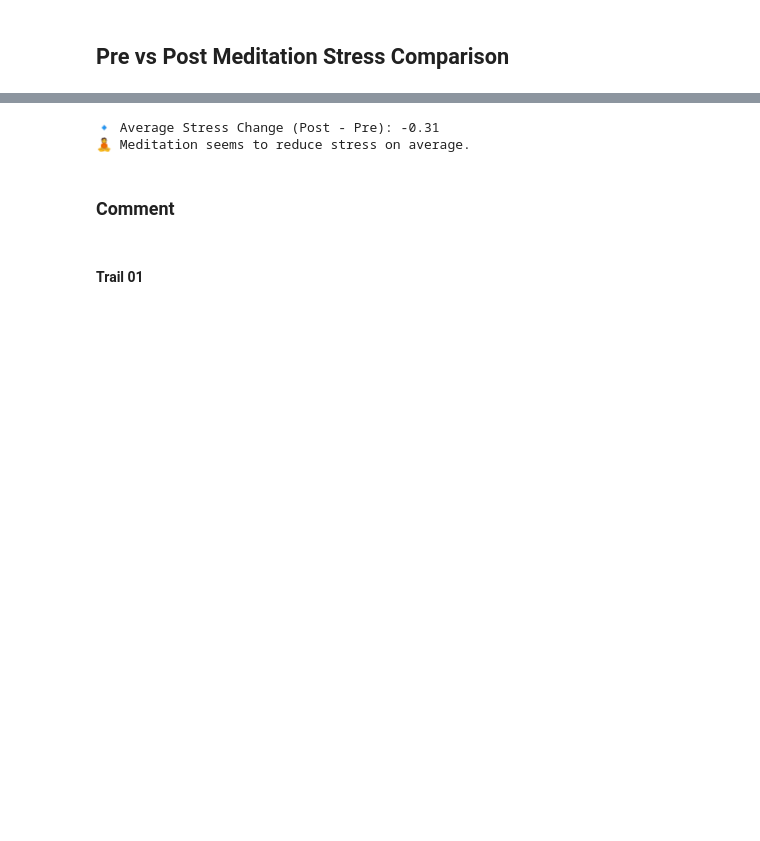
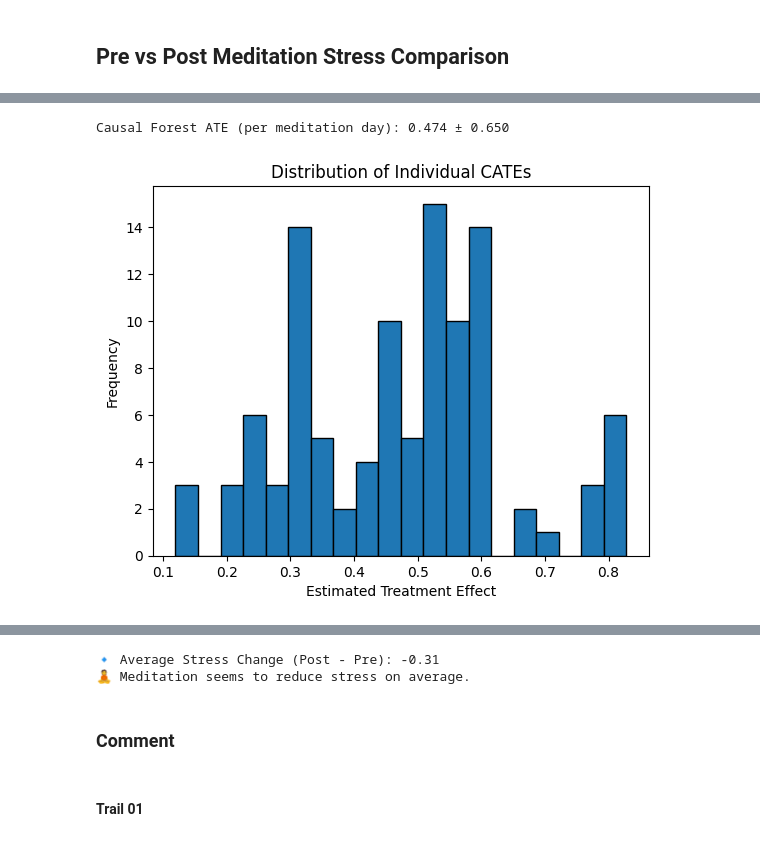
Before and after one commit to DarshanSuresh/Academic_Stress_Levels_in_UG_Students_using_ML_Models, a Jupyter notebook: Meditation_and_Academic_Stress.ipynb, the cells around one changed output, grey strips where cells are left out. Drawn from its saved outputs; the diff is of its cells as text; code cells hidden in the pictures; blank space fills up the shorter version.

```diff
--- a/Meditation_and_Academic_Stress.ipynb
+++ b/Meditation_and_Academic_Stress.ipynb
@@ -13,0 +722,61 @@ warnings.filterwarnings("ignore")
+# %%
+import pandas as pd
+import numpy as np
+from sklearn.model_selection import train_test_split
+from sklearn.ensemble import RandomForestRegressor
+from sklearn.preprocessing import StandardScaler
+from econml.dml import CausalForestDML
+
+# 1. PREPARE DATA
+# Assume reg_df already contains: ['age', 'meditation_freq_days', 'meditation_dur_min', 'PRE_score', 'delta_score']
+df = reg_df.dropna(subset=['age', 'meditation_freq_days', 'meditation_dur_min', 'PRE_total', 'delta_score'])
+
+# Define features X, treatment D, outcome Y
+X = df[['age', 'meditation_dur_min', 'PRE_total']]
+D = df['meditation_freq_days']       # continuous treatment dose
+Y = df['delta_score']                # continuous outcome
+
+# 2. TRAIN–TEST SPLIT (for cross-fitting)
+X_train, X_test, D_train, D_test, Y_train, Y_test = train_test_split(
+    X, D, Y, test_size=0.3, random_state=42
+)
+
+# 3. STANDARDIZE COVARIATES
+scaler = StandardScaler()
+X_train_scaled = scaler.fit_transform(X_train)
+X_test_scaled  = scaler.transform(X_test)
+
+# 4. INITIALIZE & FIT CausalForestDML
+cf = CausalForestDML(
+    model_t=RandomForestRegressor(n_estimators=100, min_samples_leaf=10, random_state=42),
+    model_y=RandomForestRegressor(n_estimators=100, min_samples_leaf=10, random_state=42),
+    n_estimators=1000,
+    min_samples_leaf=5,
+    max_depth=10,
+    discrete_treatment=False,
+    cv=3,
+    random_state=42
+)
+
+cf.fit(Y_train, D_train, X=X_train_scaled)
+
+# 5. AVERAGE TREATMENT EFFECT ESTIMATION
+ate = cf.ate(X_test_scaled)
+ate_lower, ate_upper = cf.ate_interval(X_test_scaled)
+ate_se = (ate_upper - ate_lower) / 2
+print(f"Causal Forest ATE (per meditation day): {ate:.3f} ± {ate_se:.3f}")
+
+# 6. CONDITIONAL TREATMENT EFFECTS
+te_pred = cf.effect(X_test_scaled)
+df.loc[X_test.index, 'CATE_estimate'] = te_pred
+
+# 7. VISUALIZE HETEROGENEITY (Optional)
+import matplotlib.pyplot as plt
+plt.hist(te_pred, bins=20, edgecolor='k')
+plt.xlabel('Estimated Treatment Effect')
+plt.ylabel('Frequency')
+plt.title('Distribution of Individual CATEs')
+plt.show()
+# %% [output]
+Causal Forest ATE (per meditation day): 0.474 ± 0.650
+[figure, added]
```
Also changed, not shown: parts of 25 cells of this notebook.
